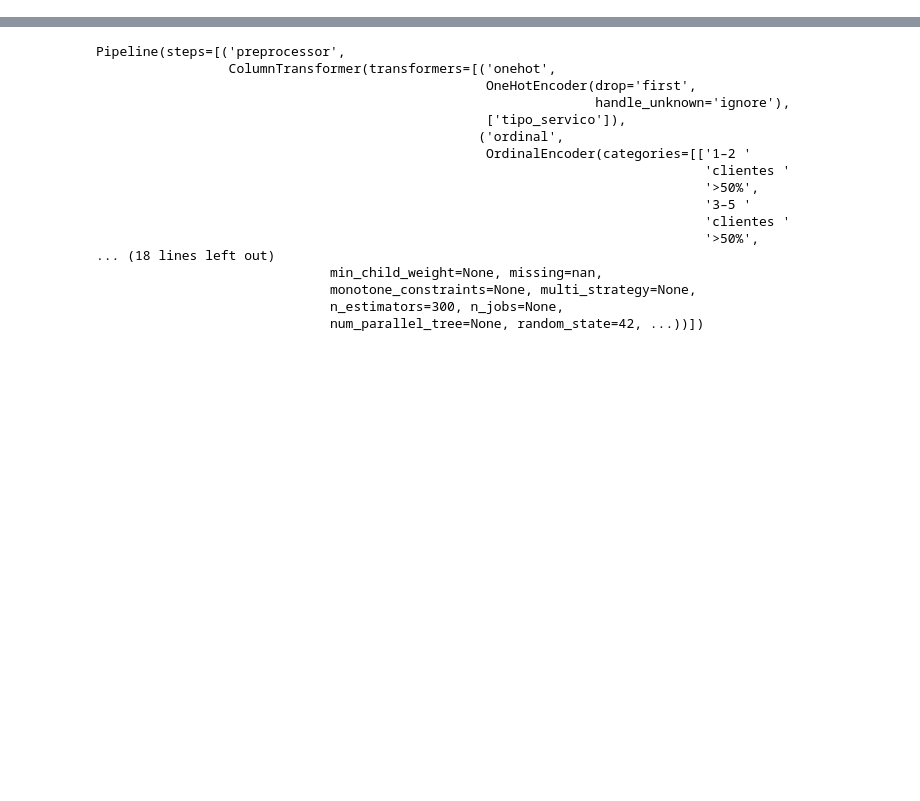
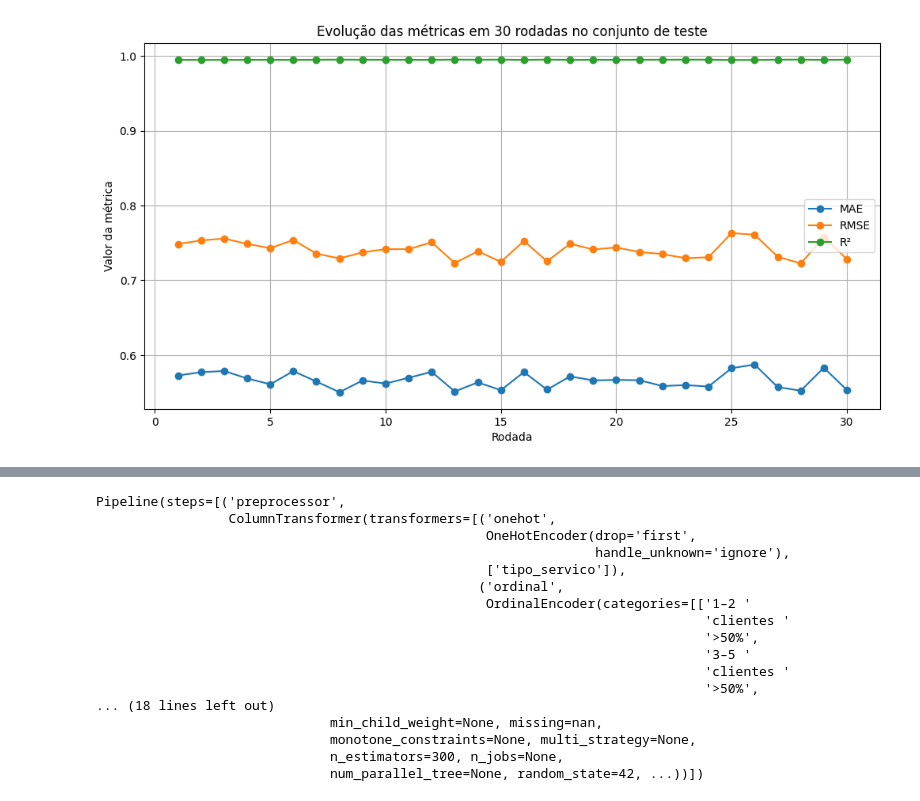
Before and after one commit to fhdataanalysis-projects/emprel_machinelearning, a Jupyter notebook: notebooks/best_model.ipynb, the cells around one changed output, grey strips where cells are left out. Drawn from its saved outputs; the diff is of its cells as text; code cells hidden in the pictures; blank space fills up the shorter version.

```diff
--- a/notebooks/best_model.ipynb
+++ b/notebooks/best_model.ipynb
@@ -0,0 +53,14 @@
+# %%
+plt.figure(figsize=(12,6))
+plt.plot(resultados_test['Run'], resultados_test['MAE'], marker='o', label='MAE')
+plt.plot(resultados_test['Run'], resultados_test['RMSE'], marker='o', label='RMSE')
+plt.plot(resultados_test['Run'], resultados_test['R2'], marker='o', label='R²')
+
+plt.xlabel('Rodada')
+plt.ylabel('Valor da métrica')
+plt.title('Evolução das métricas em 30 rodadas no conjunto de teste')
+plt.legend()
+plt.grid(True)
+plt.show()
+# %% [output]
+[figure, added]
```
Also changed, not shown: parts of 7 cells of this notebook.
